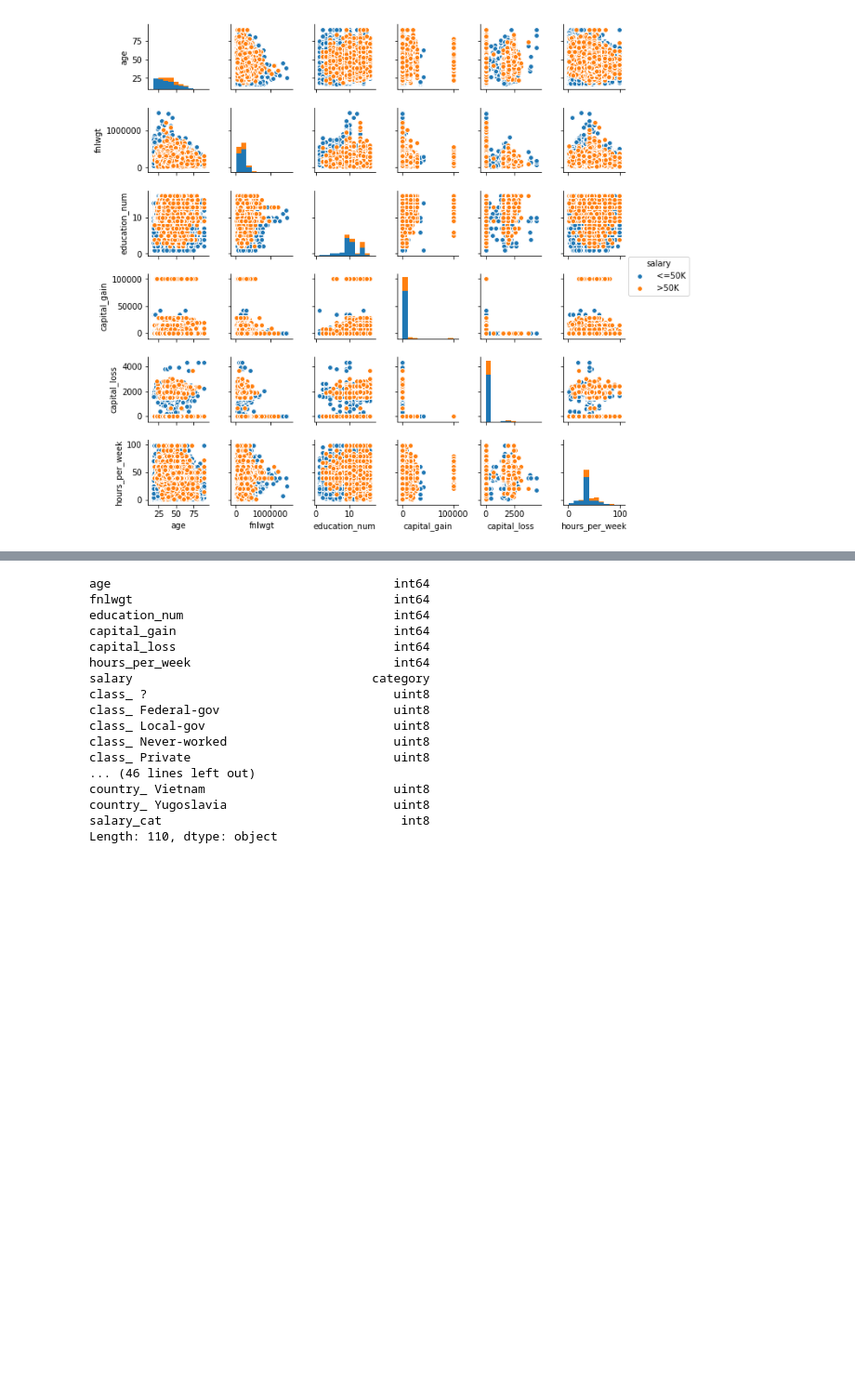
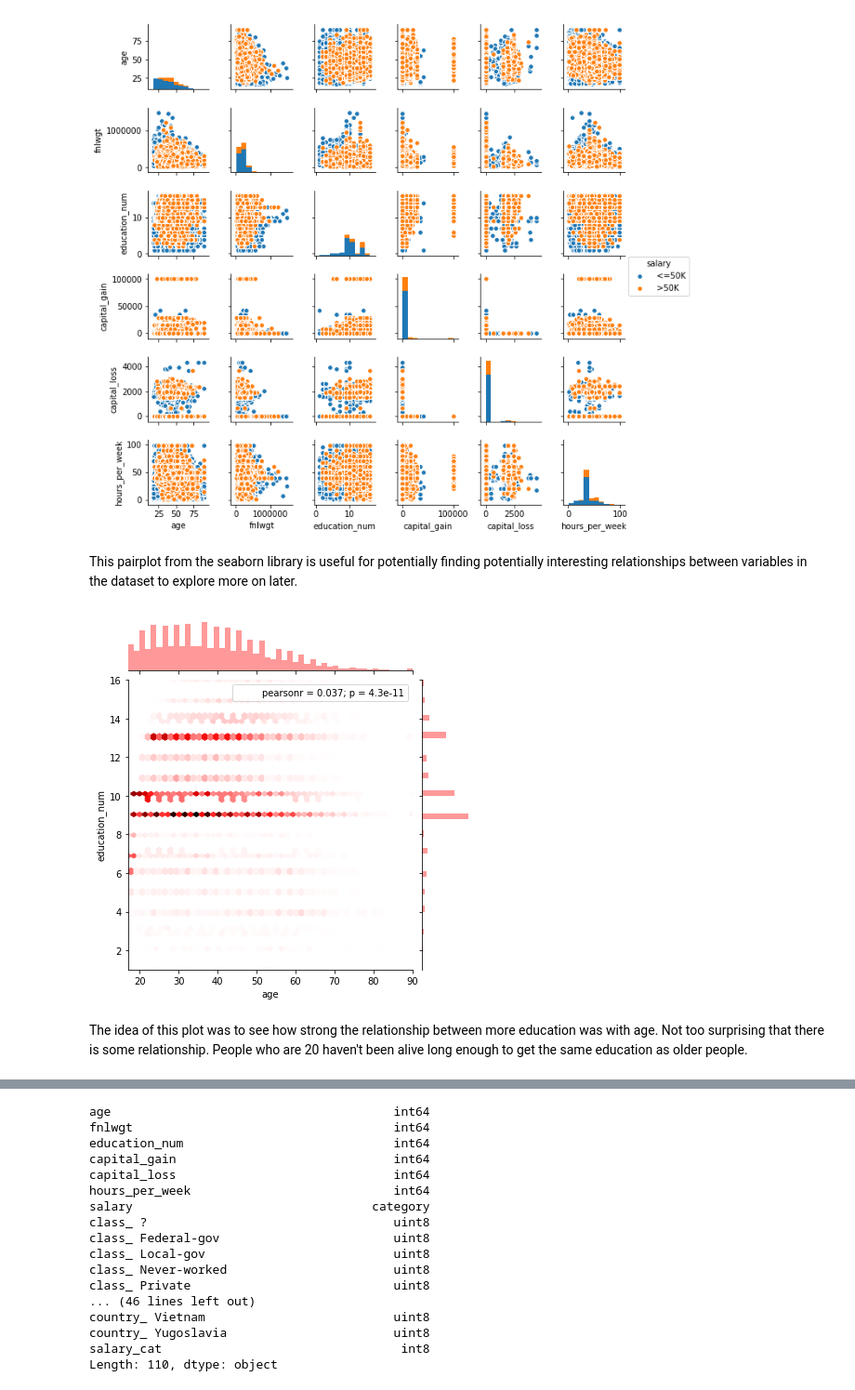
Before and after one commit to Gavin-Whitesitt/Project-1, a Jupyter notebook: Problem #2.ipynb, the cells around one changed output, grey strips where cells are left out. Shown at 93% size. Cells and saved outputs as stored; diff of their text form; code cells hidden in the pictures; blank space fills up the shorter version.

```diff
--- a/Problem #2.ipynb
+++ b/Problem #2.ipynb
@@ -58,3 +58,11 @@ sns.pairplot(adult, hue='salary', size=1.5)
 # %% [output]
 <seaborn.axisgrid.PairGrid at 0x...>
 [figure]
+# %% [markdown]
+This pairplot from the seaborn library is useful for potentially finding potentially interesting relationships between variables in the dataset to explore more on later.
+# %%
+sns.jointplot("age", "education_num", data=adult, kind='hex', color = 'red');
+# %% [output]
+[figure, added]
+# %% [markdown]
+The idea of this plot was to see how strong the relationship between more education was with age. Not too surprising that there is some relationship. People who are 20 haven't been alive long enough to get the same education as older people.
```
Also changed, not shown: parts of 18 cells of this notebook.
